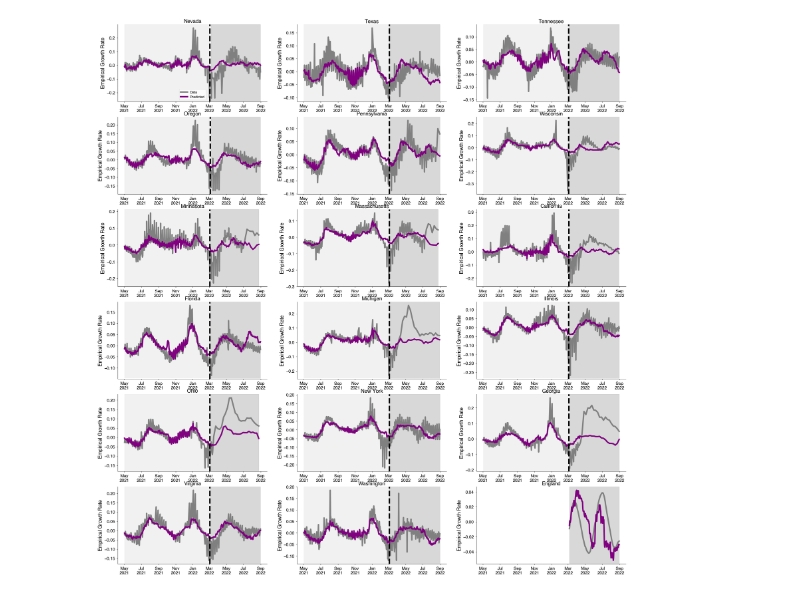
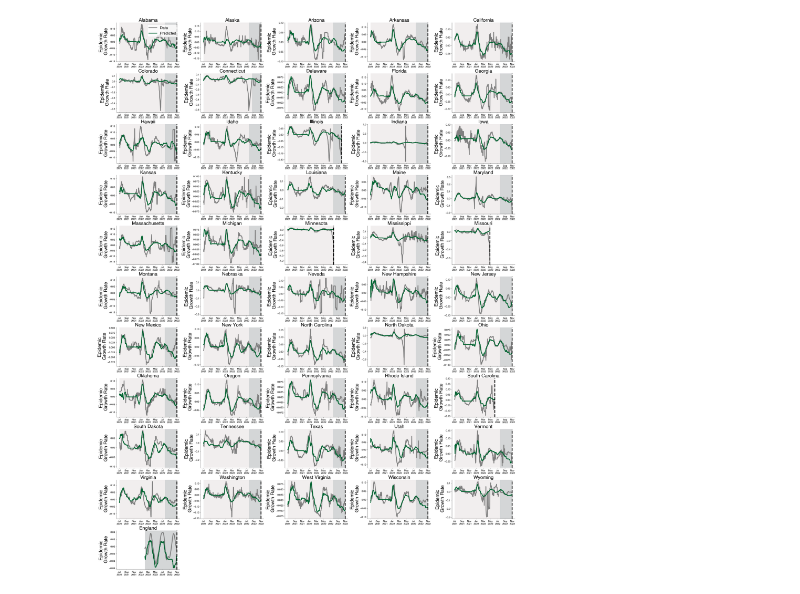
Before and after one commit to blab/relative-fitness-mechanisms, a Jupyter notebook: notebooks/SelectivePressureModelComparison.ipynb, the cells around one changed output. Saved outputs shown, nothing was run; the diff lists cells and outputs as text; code cells hidden in the pictures.

Commit message:
Addressing last wave of comments; text updates, figures, supplemental figures.

```diff
--- a/notebooks/SelectivePressureModelComparison.ipynb
+++ b/notebooks/SelectivePressureModelComparison.ipynb
@@ -17,11 +18,13 @@ from selective_pressure_prediction import (create_lagged_features,
                                            process_inputs_all,
                                             withhold_test_locations_and_split)
 # %%
-#selective_pressure_df = pd.read_csv("../data/selective_pressure_growth_cases_full.tsv", sep="\t")
-selective_pressure_df = pd.read_csv("../data/selective_pressure_growth_cases.tsv", sep="\t")
+selective_pressure_df = pd.read_csv("../data/selective_pressure_growth_cases_full.tsv", sep="\t")
+#selective_pressure_df = pd.read_csv("../data/selective_pressure_growth_cases.tsv", sep="\t")
 
 selective_pressure_df["date"] = pd.to_datetime(selective_pressure_df["date"])
 selective_pressure_df = selective_pressure_df.dropna()
+# %%
+selective_pressure_df["log_smooth_cases"] = np.log(selective_pressure_df["smooth_cases"])
 # %%
 input_dfs = {}
 TARGET = "empirical_growth_rate"
@@ -101,47 +128,47 @@ def plot_yeqx(ax):
         return None
 
 locations = selective_pressure_df["location"].unique()
-fig = plt.figure(figsize=(32, 40))
-spec = fig.add_gridspec(ncols=3, nrows=len(locations) // 3 + 1)
+fig = plt.figure(figsize=(36, 48), constrained_layout=True)
+spec = fig.add_gridspec(ncols=5, nrows=len(locations) // 5 + 1)
 
 for l, loc in enumerate(locations):
     ax = fig.add_subplot(spec[l], sharex=None if l==0 else ax)
     loc_idx = locations_vec.values == loc
     loc_idx_train = loc_idx[X.index]
     loc_idx_test = loc_idx[X_test.index]
 
     # Plot data points
-    ax.plot(dates_vec[X.index][loc_idx_train], y[loc_idx_train], color="grey", label="Data")
-    ax.plot(dates_vec[X_test.index][loc_idx_test], y_test[loc_idx_test], color="grey")
+    ax.plot(dates_vec[X.index][loc_idx_train], y[loc_idx_train], color=DATA_COLOR, label="Data")
+    ax.plot(dates_vec[X_test.index][loc_idx_test], y_test[loc_idx_test], color=DATA_COLOR)
 
     # Make predictions
     predictions = model.predict(X)
     predictions_test = model.predict(X_test)
 
-    ax.plot(dates_vec[X.index][loc_idx_train], predictions[loc_idx_train], color="purple", label="Predicted")
-    ax.plot(dates_vec[X_test.index][loc_idx_test], predictions_test[loc_idx_test], color="purple")
+    ax.plot(dates_vec[X.index][loc_idx_train], predictions[loc_idx_train], color=PREDICTION_COLOR, label="Predicted")
+    ax.plot(dates_vec[X_test.index][loc_idx_test], predictions_test[loc_idx_test], color=PREDICTION_COLOR)
 
     # Highlight test and training sets
     min_train_time, max_train_time = dates_vec[X.index][loc_idx_train].min(), dates_vec[X.index][loc_idx_train].max()
     if not pd.isnull(max_train_time):
         ax.axvline(max_train_time, color="k", linestyle="--")
-        ax.axvspan(min_train_time, max_train_time, color="lightgrey", alpha=0.3)
+        ax.axvspan(min_train_time, max_train_time, color=TRAIN_PERIOD_COLOR, alpha=0.3)
 
     min_test_time, max_test_time = dates_vec[X_test.index][loc_idx_test].min(), dates_vec[X_test.index][loc_idx_test].max()
     if not pd.isnull(max_test_time):
-        ax.axvspan(min_test_time, max_test_time, color="grey", alpha=0.3)
+        ax.axvspan(min_test_time, max_test_time, color=TEST_PERIOD_COLOR, alpha=0.3)
 
-    ax.set_ylabel("Empirical Growth Rate")
+    ax.set_ylabel("Epidemic\n Growth Rate")
     ax.set_title(loc)
 
     # Format dates
     ax.xaxis.set_major_formatter(mdates.DateFormatter('%b\n%Y'))
     if l == 0:
         ax.legend()
 
-#fig.savefig("figures/empirical-growth-rate-predictions.png")
+fig.savefig("../manuscript/supplementary_figures/empirical_growth_rate_predictions_all.png")
 # %% [output]
-[figure, old version]
+[figure, new version]
 # %%
 # Subset locations
 locations_subset = ["California",   "Michigan", "Nevada", "New York", "Texas", "Washington"]
```
Also changed, not shown: parts of 12 cells of this notebook, 19 other files.
